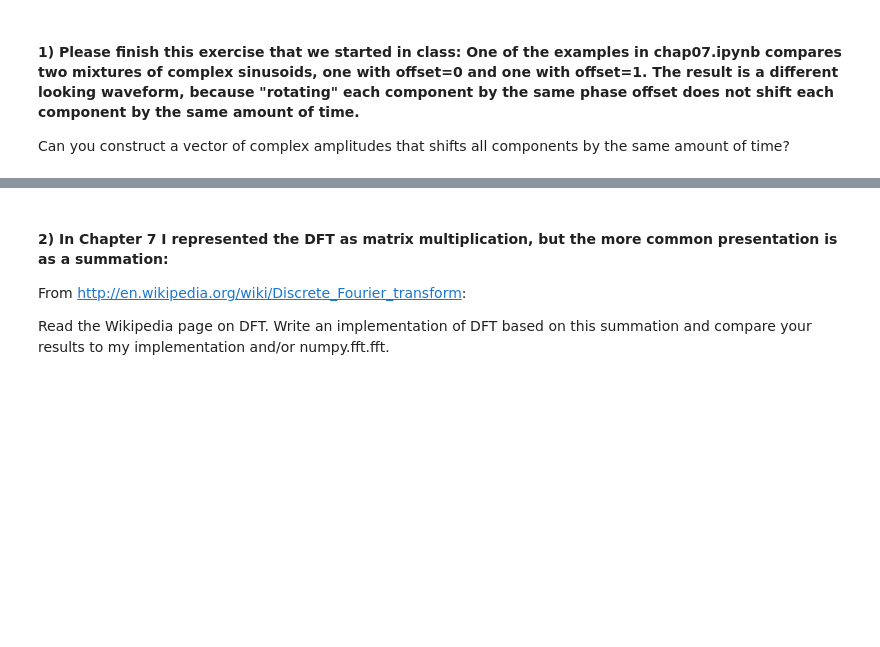
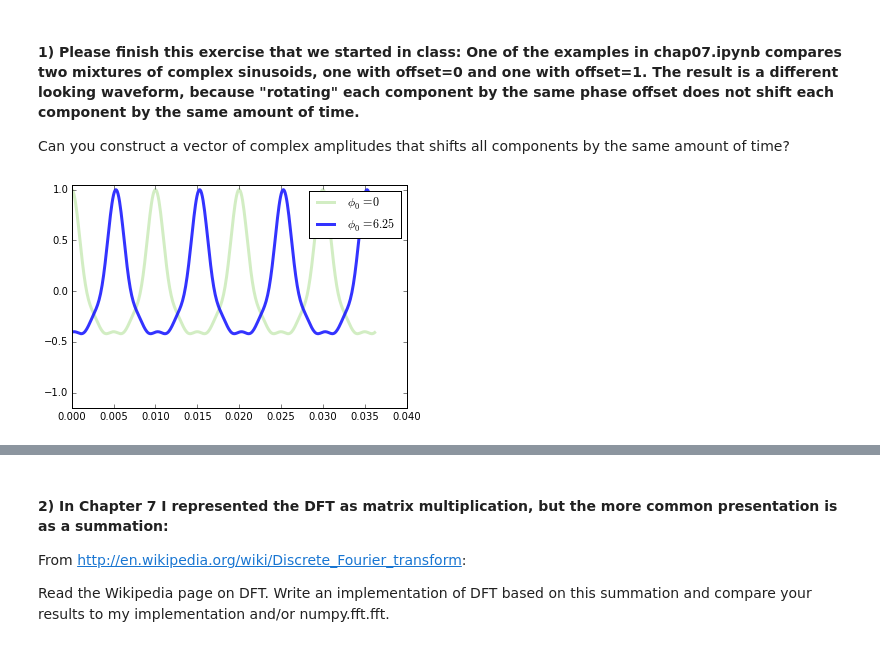
Before and after one commit to yunhsincynthiachen/ThinkDSP, a Jupyter notebook: code/ps04.ipynb, the cells around one changed output, grey strips where cells are left out. Saved outputs shown, nothing was run; the diff lists cells and outputs as text; code cells hidden in the pictures; blank space fills up the shorter version.

```diff
--- a/code/ps04.ipynb
+++ b/code/ps04.ipynb
@@ -58,15 +58,17 @@ def synthesize2(amps, freqs, ts):
 # %%
 amps = numpy.array([0.6, 0.25, 0.1, 0.05])
 freqs = numpy.array([100,200,300,400])
 
-amps2 = amps * numpy.exp(freqs*2j)
+amps2 = amps * numpy.exp(freqs*6.25j)
 framerate = 11025
 ts = numpy.linspace(0, 1, framerate)
 
 ys = synthesize2(amps, freqs, ts)
 ys2 = synthesize2(amps2, freqs, ts)
 
 n=400
 thinkplot.plot(ts[:n], ys.real[:n], label=r'$\phi_0 = 0$')
-thinkplot.plot(ts[:n], ys2.real[:n], label=r'$\phi_0 = 1$')
+thinkplot.plot(ts[:n], ys2.real[:n], label=r'$\phi_0 = 6.25$')
 thinkplot.config(ylim=[-1.15, 1.05])
+# %% [output]
+[figure, added]
```
Also changed, not shown: parts of 17 cells of this notebook.
